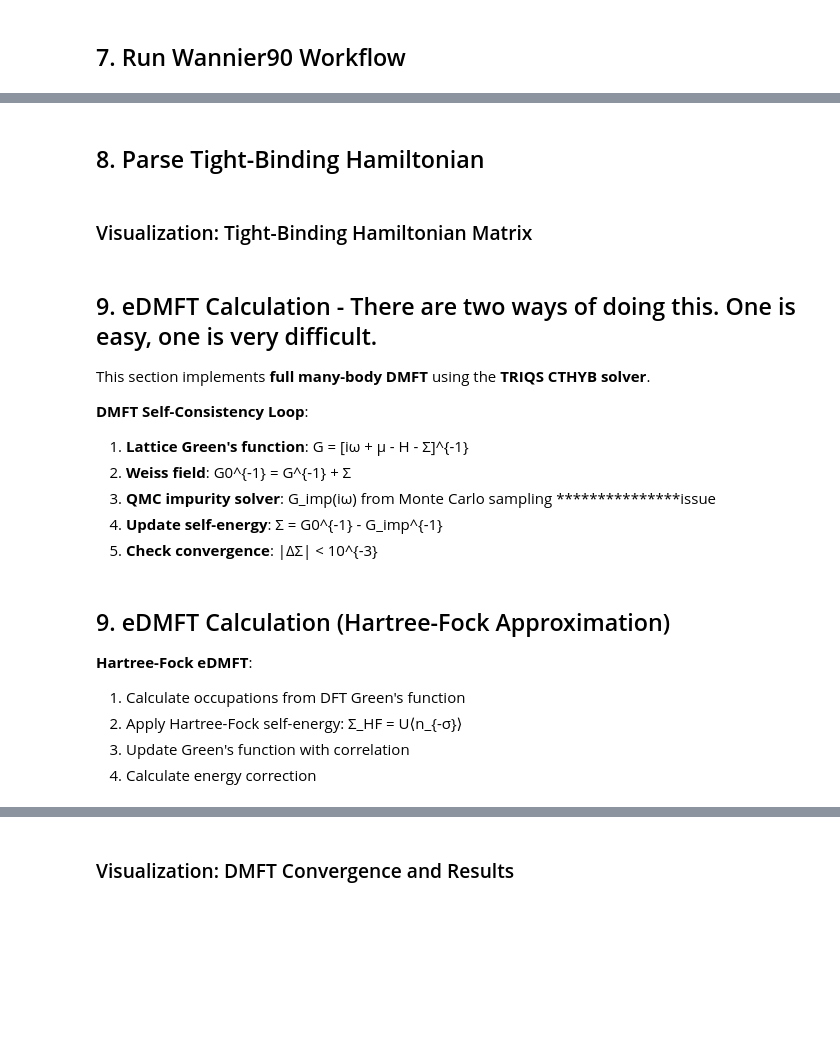
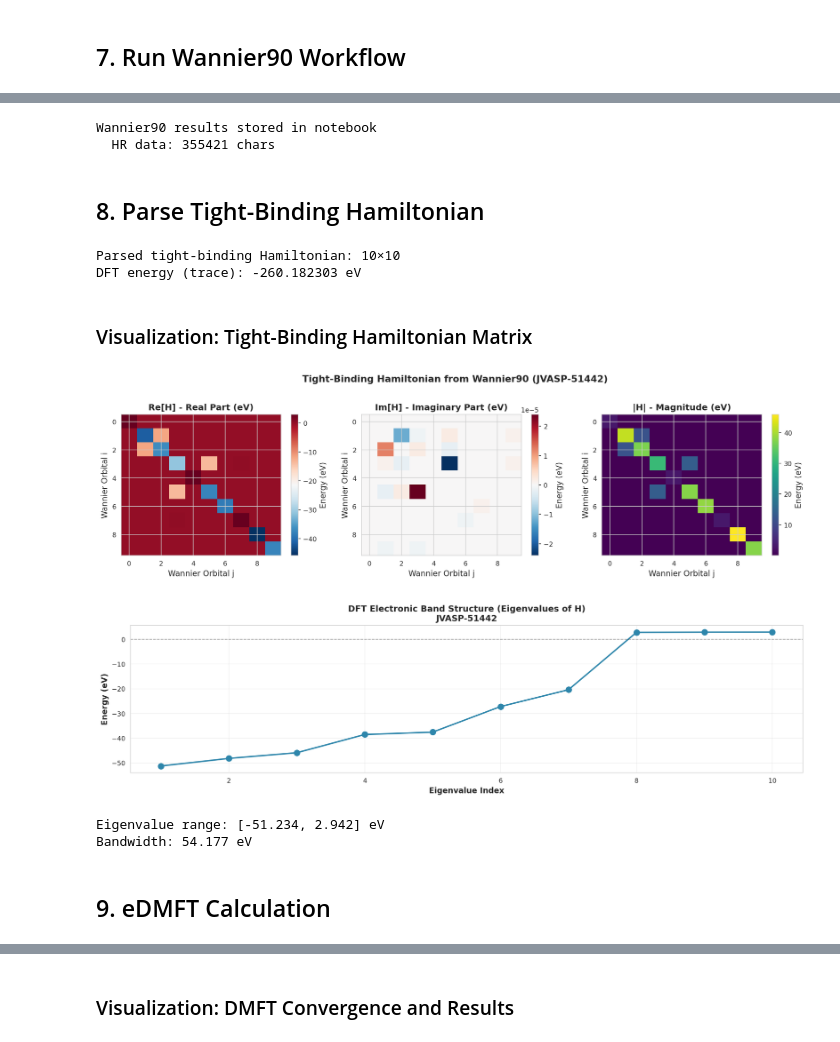
Before and after one commit to mariapasaylo/DSI_Project3, a Jupyter notebook: run_pipeline_notebook.ipynb, the cells around one changed output, grey strips where cells are left out. Drawn from its saved outputs; the diff is of its cells as text; code cells hidden in the pictures; blank space fills up the shorter version.

```diff
--- a/run_pipeline_notebook.ipynb
+++ b/run_pipeline_notebook.ipynb
@@ -10,7 +10,7 @@ import sys, importlib, shutil, subprocess, os, tempfile, random
 
 # check Python packages
 print("Checking Python packages...")
-packages = ["numpy", "ase", "jarvis", "triqs", "triqs_cthyb", "nglview", "seaborn"]
+packages = ["numpy", "ase", "jarvis", "triqs", "nglview", "seaborn"]
 for pkg in packages:
     try:
         importlib.import_module(pkg)
@@ -27,19 +27,6 @@ except Exception as e:
     print(f"  ✗ TRIQS runtime failed: {e}")
 
 print()
-
-try:
-    from triqs_cthyb import Solver
-    from triqs.operators import n
-    test_solver = Solver(
-        beta=40.0,
-        gf_struct=[('up', 2), ('down', 2)],
-        n_iw=1025,
-        n_tau=10001
-    )
-    print("  ✓ TRIQS_CTHYB runtime working")
-except Exception as e:
-    print(f"  ✗ TRIQS_CTHYB runtime failed: {e}")
 
 # Check executables - make sure they are in PATH
 print("Checking executables...")
@@ -73,9 +84,10 @@ import matplotlib.pyplot as plt
 import matplotlib.gridspec as gridspec
 from matplotlib.patches import FancyBboxPatch
 import seaborn as sns
+import re
 
 sns.set_style("whitegrid")
-plt.rcParams['figure.dpi'] = 150
+plt.rcParams['figure.dpi'] = 300
 plt.rcParams['font.size'] = 10
 plt.rcParams['axes.labelsize'] = 11
 plt.rcParams['axes.titlesize'] = 12
@@ -419,6 +519,9 @@ wannier_results = {
 
 print("Wannier90 results stored in notebook")
 print(f"  HR data: {len(hr_data)} chars")
+# %% [output]
+Wannier90 results stored in notebook
+  HR data: 355421 chars
 # %% [markdown]
 ## 8. Parse Tight-Binding Hamiltonian
 # %%
@@ -435,17 +538,16 @@ for line in lines[3+ndegen_lines:]:
         h_local[i, j] = float(parts[5]) + 1j*float(parts[6])
 
 h_local = 0.5 * (h_local + h_local.conj().T)
-# Ensure diagonal is strictly real
-for i in range(num_wann):
-    h_local[i, i] = np.real(h_local[i, i])
 dft_energy = np.real(np.trace(h_local))
 
 print(f"Parsed tight-binding Hamiltonian: {num_wann}×{num_wann}")
 print(f"DFT energy (trace): {dft_energy:.6f} eV")
-print(f"Max imaginary component: {np.max(np.abs(np.imag(h_local))):.6f} eV")
 
 # Store for visualization
 h_local_dft = h_local.copy()
+# %% [output]
+Parsed tight-binding Hamiltonian: 10×10
+DFT energy (trace): -260.182303 eV
 # %% [markdown]
 ### Visualization: Tight-Binding Hamiltonian Matrix
 # %%
@@ -465,50 +567,38 @@ axes[1].set_title('Im[H] - Imaginary Part (eV)', fontweight='bold')
 axes[1].set_xlabel('Wannier Orbital j')
 axes[1].set_ylabel('Wannier Orbital i')
 plt.colorbar(im2, ax=axes[1], label='Energy (eV)')
 
 # Absolute value
 im3 = axes[2].imshow(np.abs(h_local), cmap='viridis', aspect='auto')
 axes[2].set_title('|H| - Magnitude (eV)', fontweight='bold')
 axes[2].set_xlabel('Wannier Orbital j')
 axes[2].set_ylabel('Wannier Orbital i')
 plt.colorbar(im3, ax=axes[2], label='Energy (eV)')
 
 plt.suptitle(f'Tight-Binding Hamiltonian from Wannier90 ({MATERIAL_ID})',
              fontsize=13, fontweight='bold', y=1.02)
 plt.tight_layout()
 plt.show()
 
 # Eigenvalue spectrum
 eigenvalues = np.linalg.eigvalsh(h_local)
-fig, ax = plt.subplots(1, 1, figsize=(8, 4))
+fig, ax = plt.subplots(1, 1, figsize=(14, 4))
 ax.plot(range(1, num_wann+1), eigenvalues, 'o-', linewidth=2, markersize=8, color='#2E86AB')
 ax.axhline(y=0, color='k', linestyle='--', alpha=0.3, linewidth=1)
 ax.set_xlabel('Eigenvalue Index', fontweight='bold')
 ax.set_ylabel('Energy (eV)', fontweight='bold')
 ax.set_title(f'DFT Electronic Band Structure (Eigenvalues of H)\n{MATERIAL_ID}',
              fontweight='bold')
 ax.grid(True, alpha=0.3)
 plt.tight_layout()
 plt.show()
 
 print(f"Eigenvalue range: [{eigenvalues.min():.3f}, {eigenvalues.max():.3f}] eV")
 print(f"Bandwidth: {eigenvalues.max() - eigenvalues.min():.3f} eV")
+# %% [output]
+[figure, added]
+[figure, added]
+Eigenvalue range: [-51.234, 2.942] eV
+Bandwidth: 54.177 eV
 # %% [markdown]
-## 9. eDMFT Calculation - There are two ways of doing this. One is easy, one is very difficult.
-
-This section implements **full many-body DMFT** using the **TRIQS CTHYB solver**.
-
-**DMFT Self-Consistency Loop**:
-1. **Lattice Green's function**: G = [iω + μ - H - Σ]^{-1}
-2. **Weiss field**: G0^{-1} = G^{-1} + Σ
-3. **QMC impurity solver**: G_imp(iω) from Monte Carlo sampling      ***************issue
-4. **Update self-energy**: Σ = G0^{-1} - G_imp^{-1}
-5. **Check convergence**: |ΔΣ| < 10^{-3}
+## 9. eDMFT Calculation
-# %% [markdown]
-## 9. eDMFT Calculation (Hartree-Fock Approximation)
-
-**Hartree-Fock eDMFT**:
-1. Calculate occupations from DFT Green's function
-2. Apply Hartree-Fock self-energy: Σ_HF = U⟨n_{-σ}⟩
-3. Update Green's function with correlation
-4. Calculate energy correction
```
Also changed, not shown: parts of 17 cells of this notebook.
